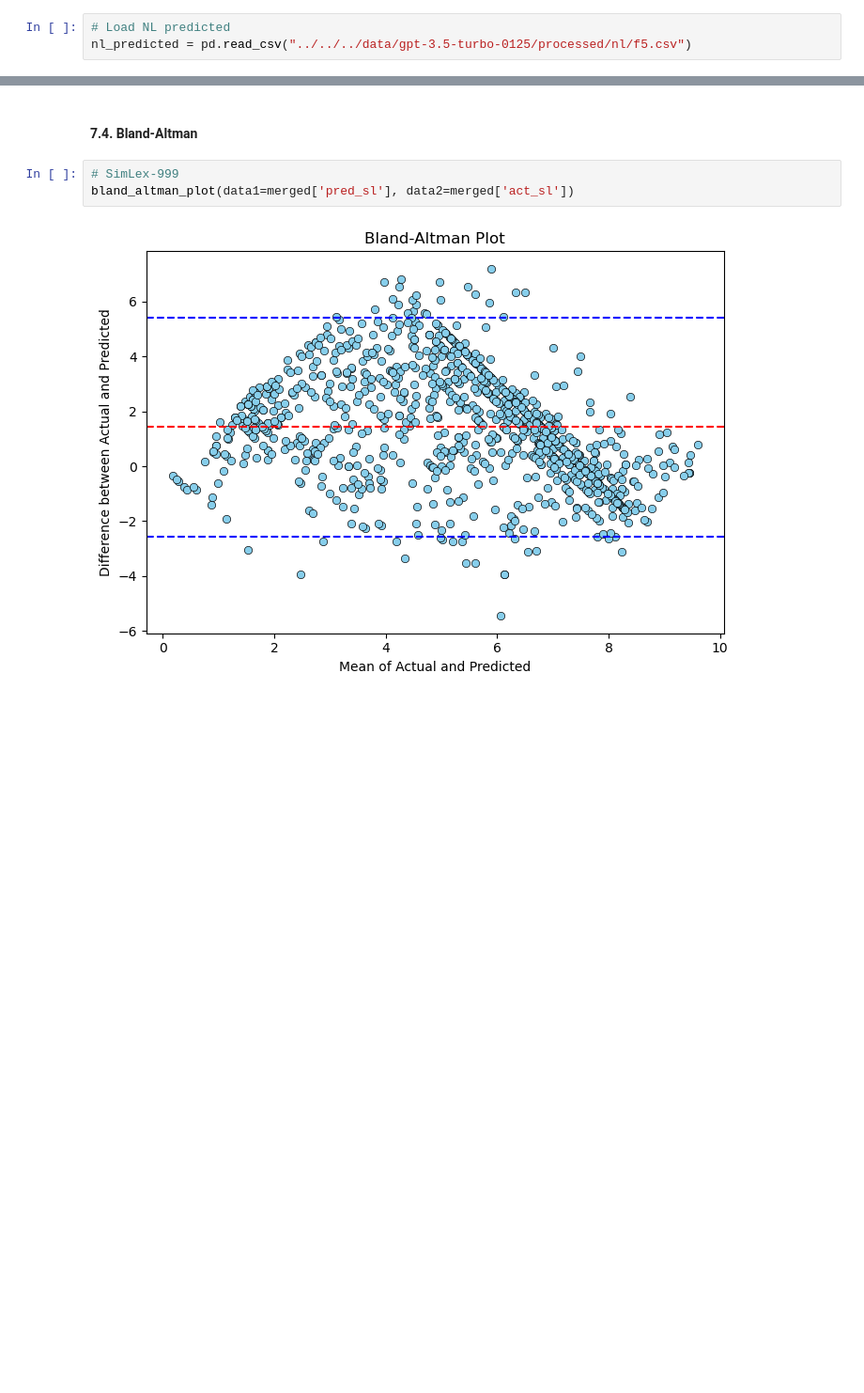
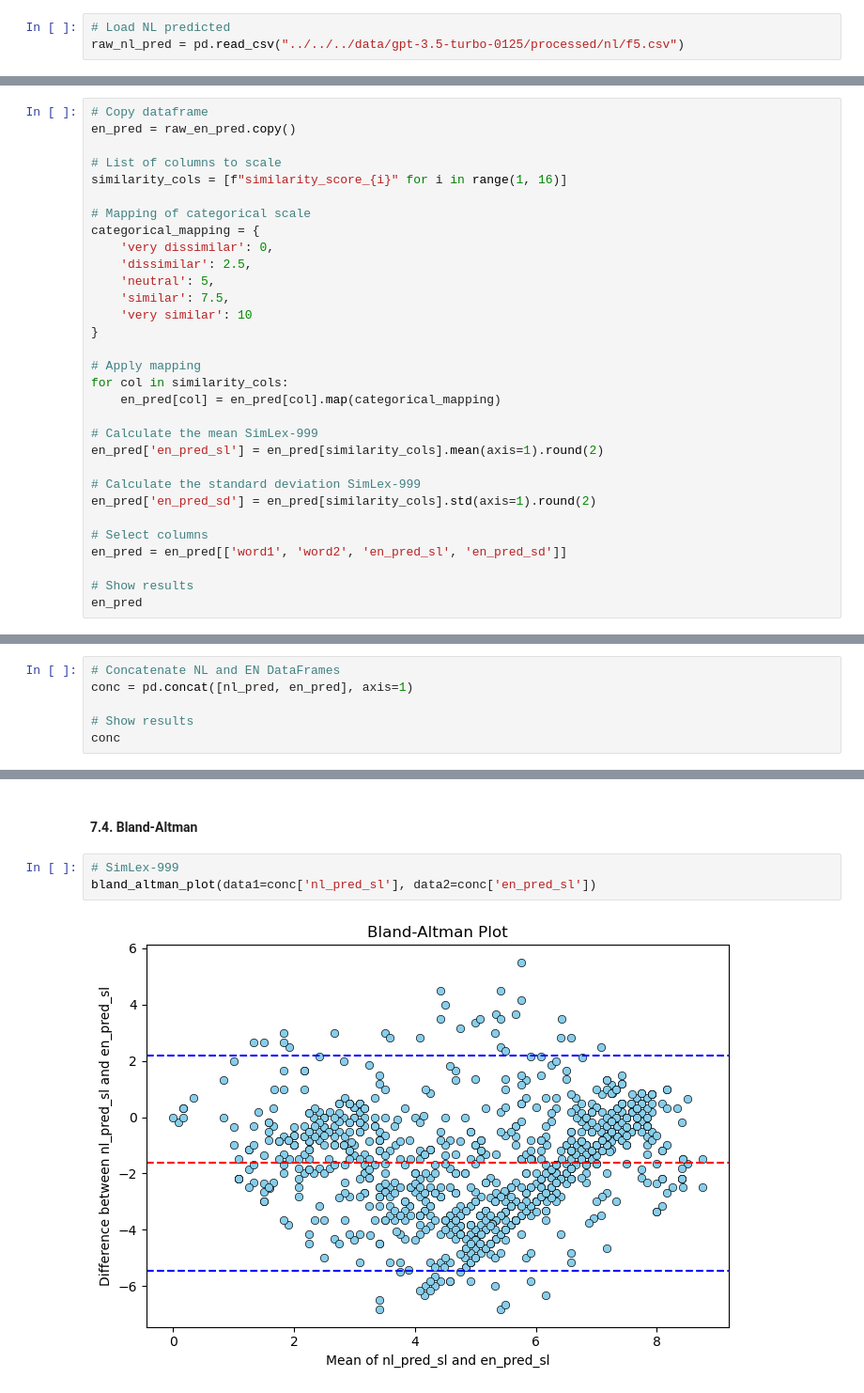
Before and after one commit to XanderSnelder/master-thesis, a Jupyter notebook: evaluation/cross-evaluation/gpt-turbo-0125/f5.ipynb, the cells around one changed output, grey strips where cells are left out. Shown at 94% size. Cells and saved outputs as stored; diff of their text form; blank space fills up the shorter version.

```diff
--- a/evaluation/cross-evaluation/gpt-turbo-0125/f5.ipynb
+++ b/evaluation/cross-evaluation/gpt-turbo-0125/f5.ipynb
@@ -5,6 +5,6 @@
 %run '../../utils.ipynb'
 # %%
 # Load NL predicted
-nl_predicted = pd.read_csv("../../../data/gpt-3.5-turbo-0125/processed/nl/f5.csv")
+raw_nl_pred = pd.read_csv("../../../data/gpt-3.5-turbo-0125/processed/nl/f5.csv")
 # %%
 # Load EN predicted
@@ -121,0 +100,31 @@ No differences found
+# %%
+# Copy dataframe
+en_pred = raw_en_pred.copy()
+
+# List of columns to scale
+similarity_cols = [f"similarity_score_{i}" for i in range(1, 16)]
+
+# Mapping of categorical scale
+categorical_mapping = {
+    'very dissimilar': 0,
+    'dissimilar': 2.5,
+    'neutral': 5,
+    'similar': 7.5,
+    'very similar': 10
+}
+
+# Apply mapping
+for col in similarity_cols:
+    en_pred[col] = en_pred[col].map(categorical_mapping)
+
+# Calculate the mean SimLex-999
+en_pred['en_pred_sl'] = en_pred[similarity_cols].mean(axis=1).round(2)
+
+# Calculate the standard deviation SimLex-999
+en_pred['en_pred_sd'] = en_pred[similarity_cols].std(axis=1).round(2)
+
+# Select columns
+en_pred = en_pred[['word1', 'word2', 'en_pred_sl', 'en_pred_sd']]
+
+# Show results
+en_pred
@@ -121,0 +145,6 @@ No differences found
+# %%
+# Concatenate NL and EN DataFrames
+conc = pd.concat([nl_pred, en_pred], axis=1)
+
+# Show results
+conc
@@ -671,8 +581,8 @@ Mean Absolute Error (MAE): 1.99
 #### **7.4. Bland-Altman**
 # %%
 # SimLex-999
-bland_altman_plot(data1=merged['pred_sl'], data2=merged['act_sl'])
+bland_altman_plot(data1=conc['nl_pred_sl'], data2=conc['en_pred_sl'])
 # %% [output]
-[figure, old version]
+[figure, new version]
 # %%
 # Standard Deviation
```
Also changed, not shown: parts of 77 cells of this notebook, 15 other files.
